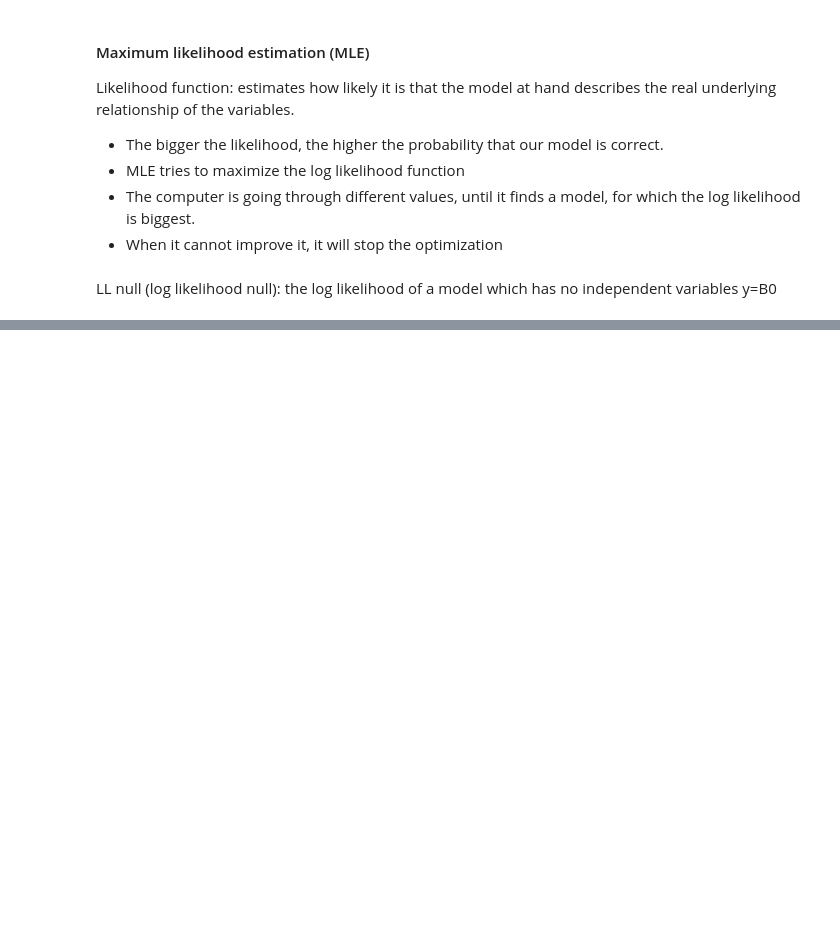
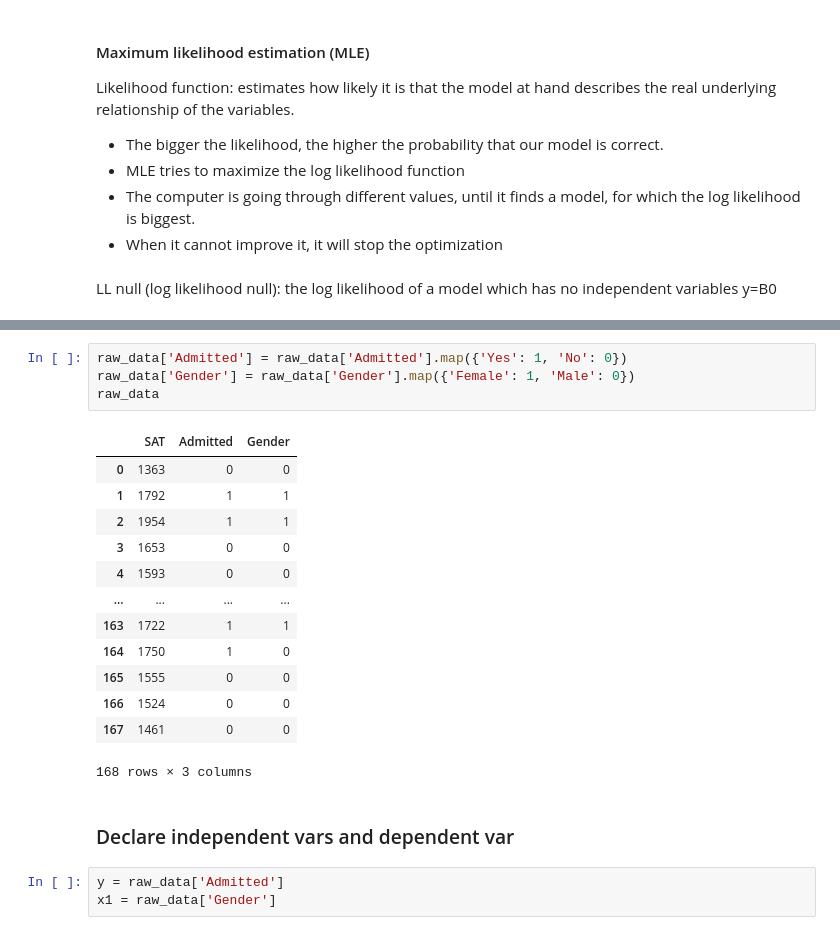
Before and after one commit to tnguyen7s/DataScience365-Notebooks, a Jupyter notebook: Logistic Regression.ipynb, the cells around one changed output, grey strips where cells are left out. Saved outputs shown, nothing was run; the diff lists cells and outputs as text; blank space fills up the shorter version.

```diff
--- a/Logistic Regression.ipynb
+++ b/Logistic Regression.ipynb
@@ -146,0 +199,23 @@ PerfectSeparationError: Perfect separation detected, results not available
+# %%
+raw_data['Admitted'] = raw_data['Admitted'].map({'Yes': 1, 'No': 0})
+raw_data['Gender'] = raw_data['Gender'].map({'Female': 1, 'Male': 0})
+raw_data
+# %% [output]
+|  | SAT | Admitted | Gender |
+| 0 | 1363 | 0 | 0 |
+| 1 | 1792 | 1 | 1 |
+| 2 | 1954 | 1 | 1 |
+| 3 | 1653 | 0 | 0 |
+| 4 | 1593 | 0 | 0 |
+| ... | ... | ... | ... |
+| 163 | 1722 | 1 | 1 |
+| 164 | 1750 | 1 | 0 |
+| 165 | 1555 | 0 | 0 |
+| 166 | 1524 | 0 | 0 |
+| 167 | 1461 | 0 | 0 |
+168 rows × 3 columns
+# %% [markdown]
+### Declare independent vars and dependent var
+# %%
+y = raw_data['Admitted']
+x1 = raw_data['Gender']
```
Also changed, not shown: parts of 45 cells of this notebook, 2 other files.
